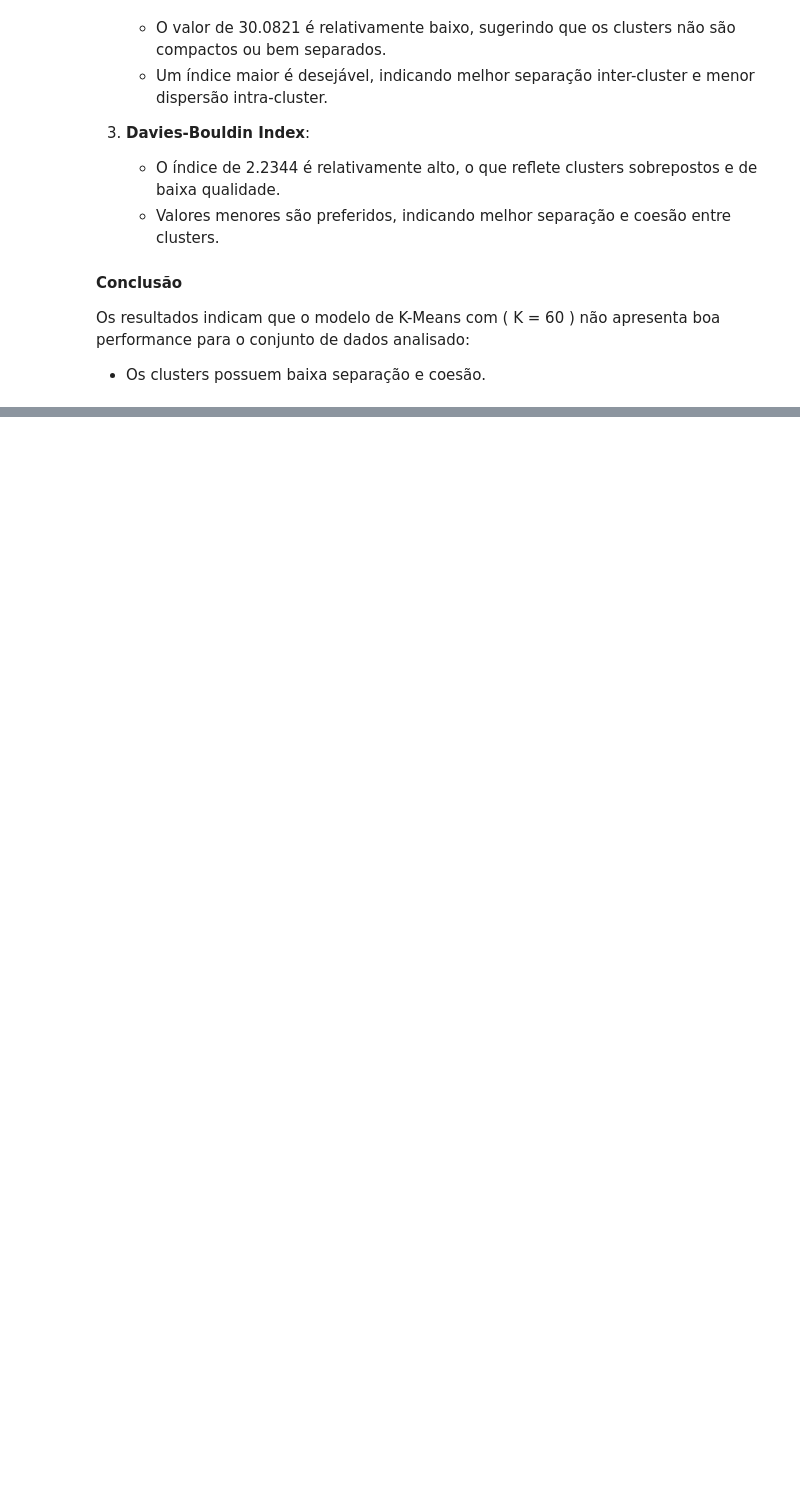
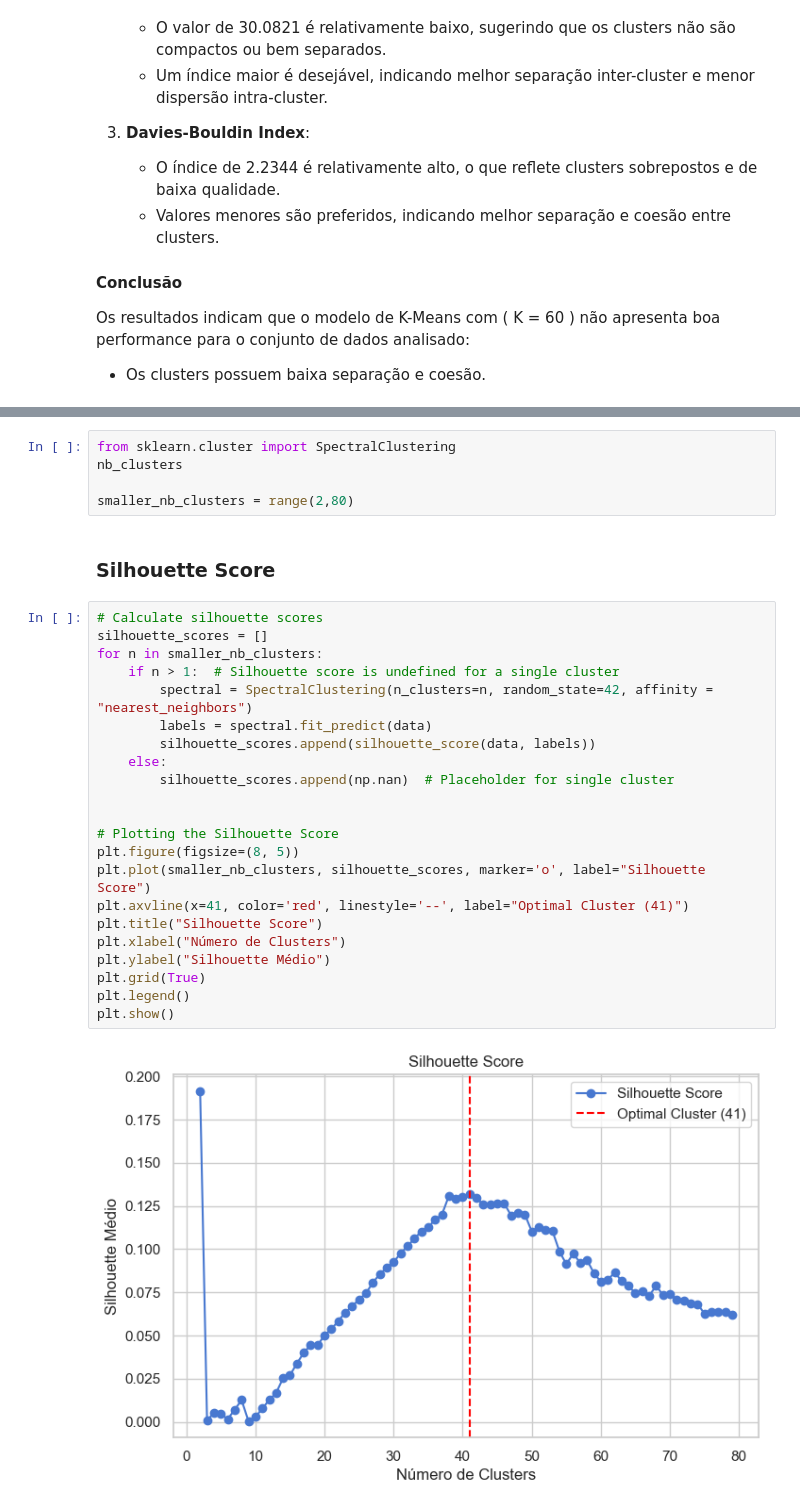
Before and after one commit to EricRLeao1311/INF1038---APRENDIZADO-AUTOMATICO, a Jupyter notebook: genre_clustering.ipynb, the cells around one changed output, grey strips where cells are left out. Cells and saved outputs as stored; diff of their text form; blank space fills up the shorter version.

```diff
--- a/genre_clustering.ipynb
+++ b/genre_clustering.ipynb
@@ -2027,0 +2099,31 @@ Os resultados indicam que o modelo de K-Means com \( K = 60 \) não apresenta bo
+# %%
+from sklearn.cluster import SpectralClustering
+nb_clusters
+
+smaller_nb_clusters = range(2,80)
+# %% [markdown]
+### Silhouette Score
+# %%
+# Calculate silhouette scores
+silhouette_scores = []
+for n in smaller_nb_clusters:
+    if n > 1:  # Silhouette score is undefined for a single cluster
+        spectral = SpectralClustering(n_clusters=n, random_state=42, affinity = "nearest_neighbors")
+        labels = spectral.fit_predict(data)
+        silhouette_scores.append(silhouette_score(data, labels))
+    else:
+        silhouette_scores.append(np.nan)  # Placeholder for single cluster
+
+
+# Plotting the Silhouette Score
+plt.figure(figsize=(8, 5))
+plt.plot(smaller_nb_clusters, silhouette_scores, marker='o', label="Silhouette Score")
+plt.axvline(x=41, color='red', linestyle='--', label="Optimal Cluster (41)")
+plt.title("Silhouette Score")
+plt.xlabel("Número de Clusters")
+plt.ylabel("Silhouette Médio")
+plt.grid(True)
+plt.legend()
+plt.show()
+# %% [output]
+[figure, added]
```
Also changed, not shown: parts of 26 cells of this notebook.
